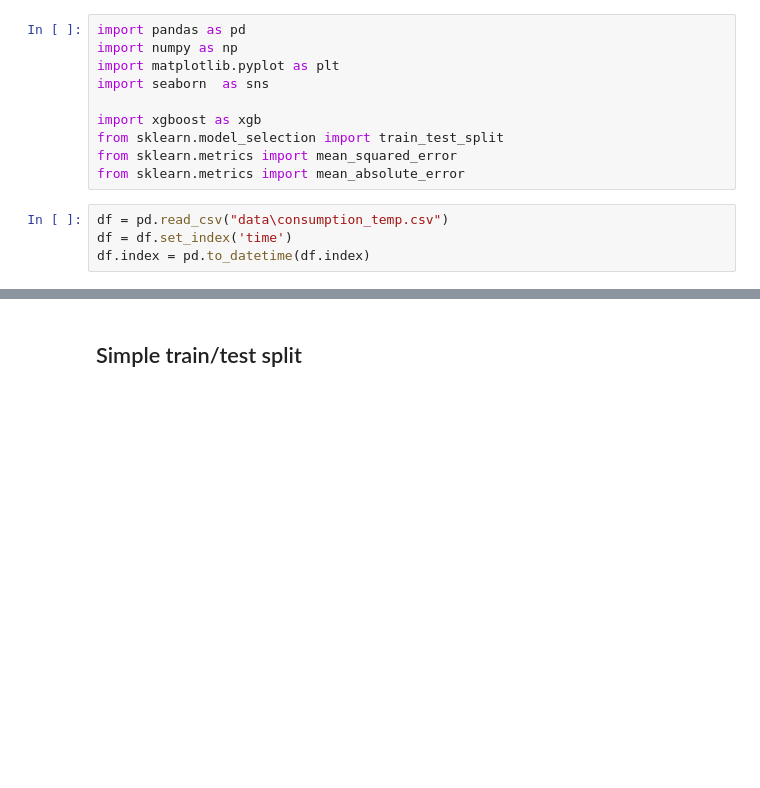
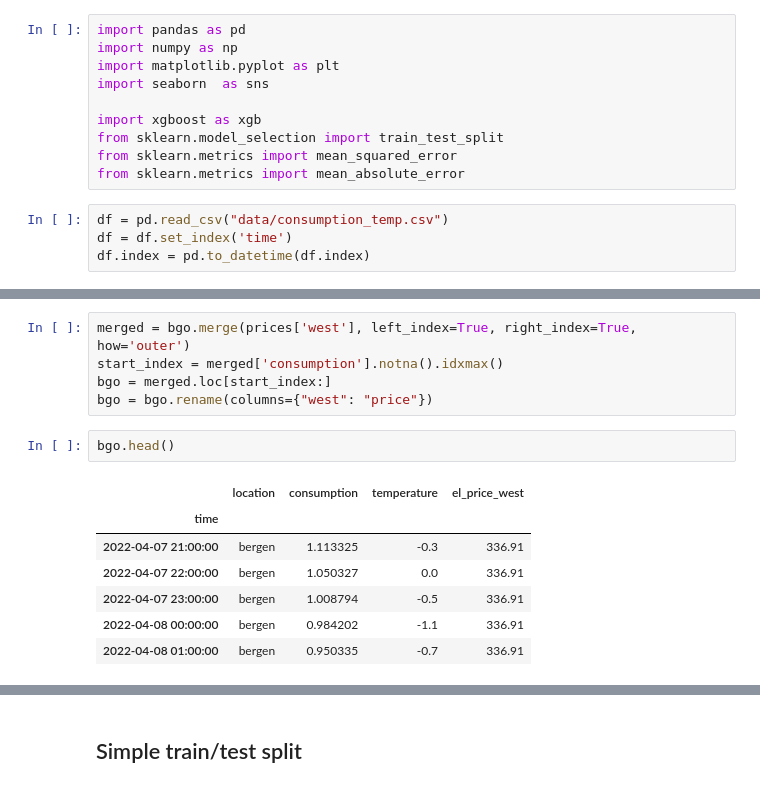
Before and after one commit to elibir/tdt4259-group75, a Jupyter notebook: xgboost.ipynb, the cells around one changed output, grey strips where cells are left out. Drawn from its saved outputs; the diff is of its cells as text; blank space fills up the shorter version.

```diff
--- a/xgboost.ipynb
+++ b/xgboost.ipynb
@@ -9,6 +9,6 @@ from sklearn.model_selection import train_test_split
 from sklearn.metrics import mean_squared_error
 from sklearn.metrics import mean_absolute_error
 # %%
-df = pd.read_csv("data\consumption_temp.csv")
+df = pd.read_csv("data/consumption_temp.csv")
 df = df.set_index('time')
 df.index = pd.to_datetime(df.index)
@@ -15 +36,16 @@ df.index = pd.to_datetime(df.index)
+# %%
+merged = bgo.merge(prices['west'], left_index=True, right_index=True, how='outer')
+start_index = merged['consumption'].notna().idxmax()
+bgo = merged.loc[start_index:]
+bgo = bgo.rename(columns={"west": "price"})
+# %%
+bgo.head()
+# %% [output]
+|  | location | consumption | temperature | el_price_west |
+| time |  |  |  |  |
+| 2022-04-07 21:00:00 | bergen | 1.113325 | -0.3 | 336.91 |
+| 2022-04-07 22:00:00 | bergen | 1.050327 | 0.0 | 336.91 |
+| 2022-04-07 23:00:00 | bergen | 1.008794 | -0.5 | 336.91 |
+| 2022-04-08 00:00:00 | bergen | 0.984202 | -1.1 | 336.91 |
+| 2022-04-08 01:00:00 | bergen | 0.950335 | -0.7 | 336.91 |
 # %%
```
Also changed, not shown: parts of 3 cells of this notebook.
